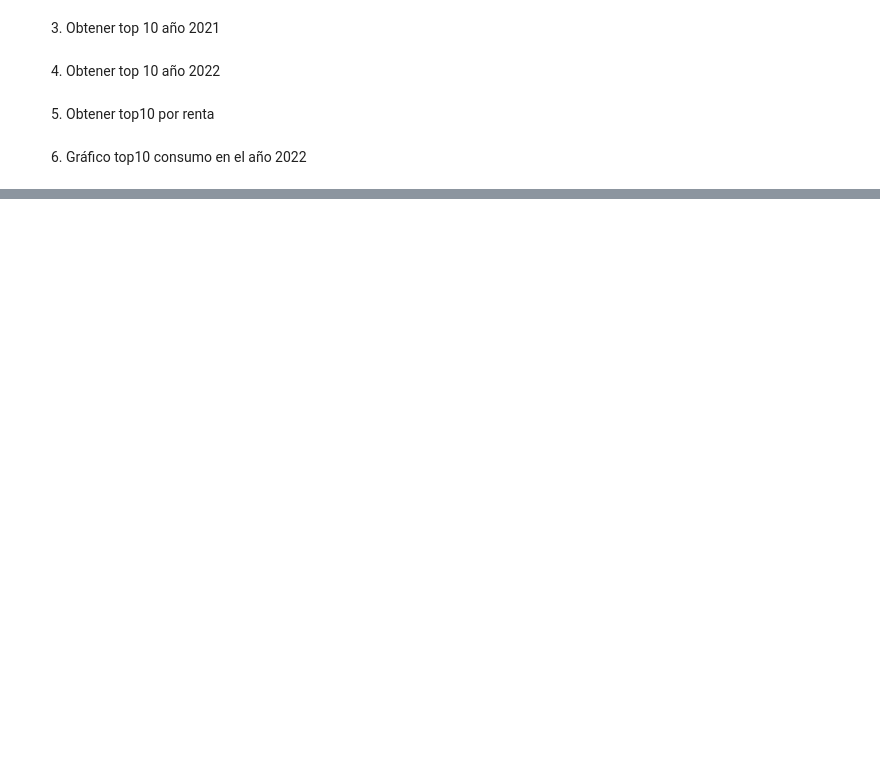
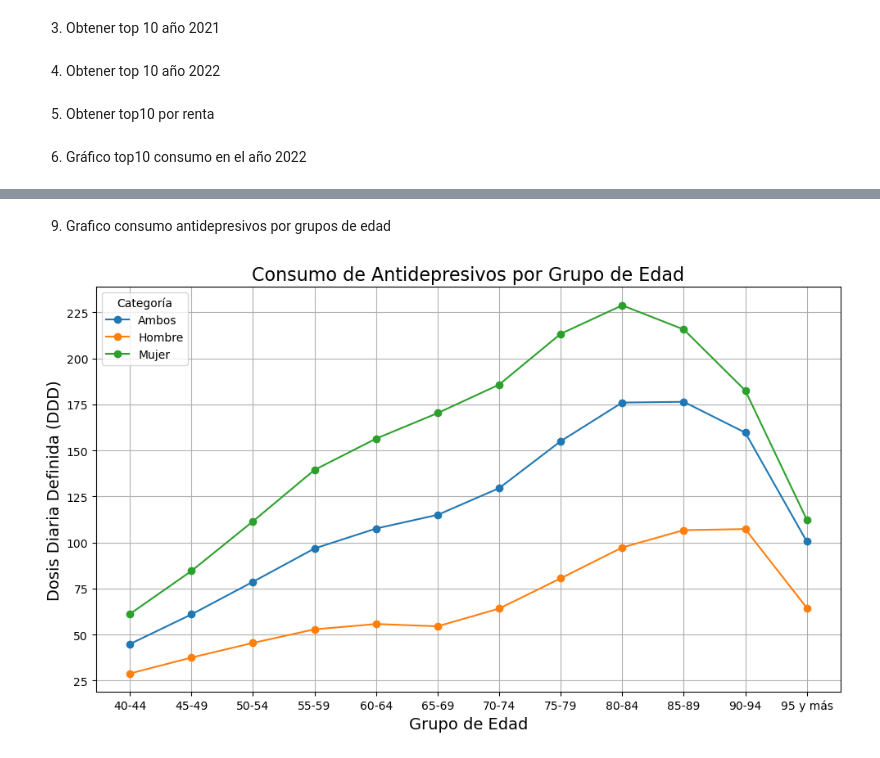
Before and after one commit to Rafa-Gamero/Project1, a Jupyter notebook: zonatrabajo.ipynb, the cells around one changed output, grey strips where cells are left out. Cells and saved outputs as stored; diff of their text form; code cells hidden in the pictures; blank space fills up the shorter version.

```diff
--- a/zonatrabajo.ipynb
+++ b/zonatrabajo.ipynb
@@ -557,0 +108,6 @@ plt.show()
+# %% [markdown]
+9. Grafico consumo antidepresivos por grupos de edad
+# %%
+grafico_consumo_antidepresivos_por_edad(data_antidepresivos)
+# %% [output]
+[figure, added]
```
Also changed, not shown: parts of 44 cells of this notebook, 1 other file.
